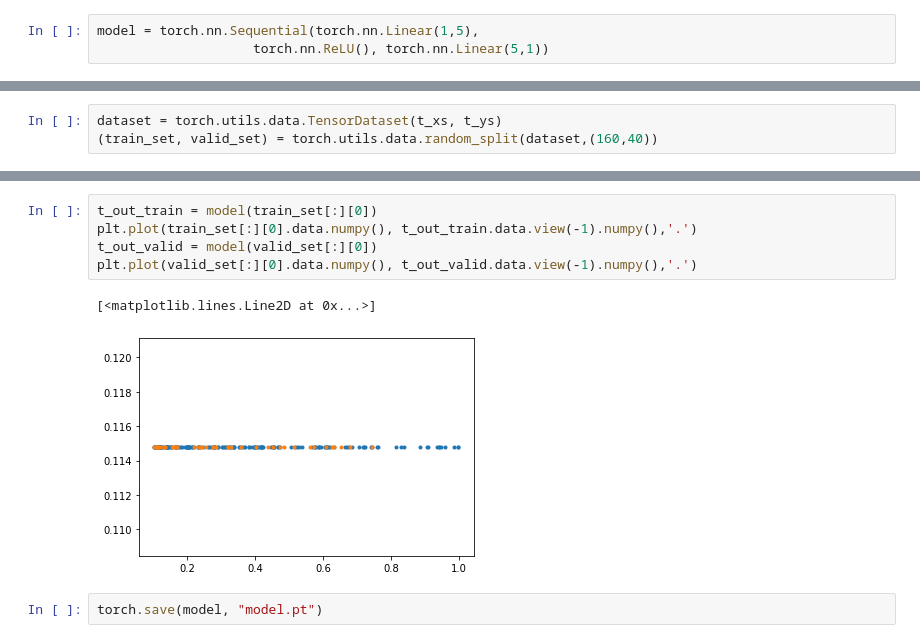
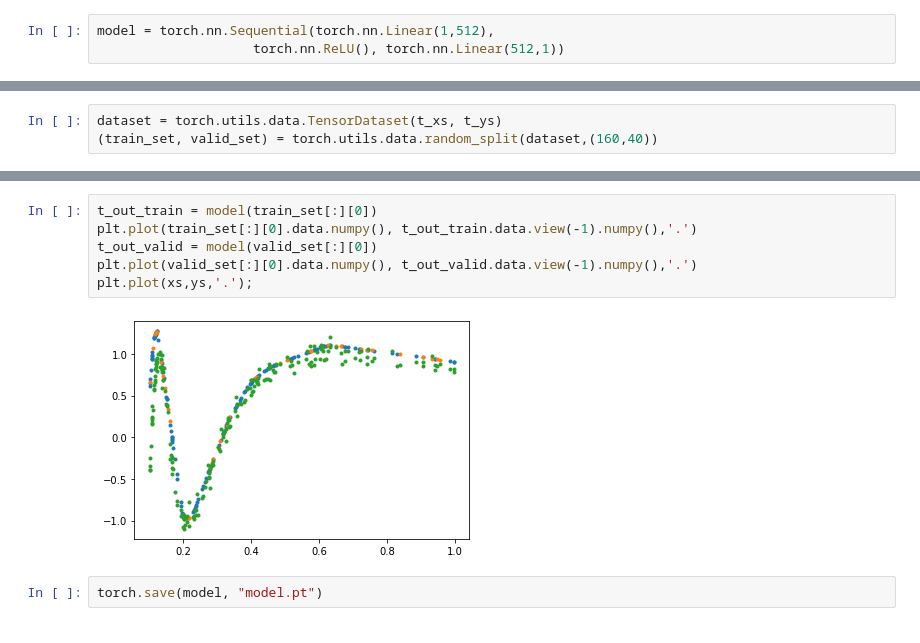
Before and after one commit to sieka44/MLProjects, a Jupyter notebook: zadanie2/neural_network.ipynb, the cells around one changed output, grey strips where cells are left out. Drawn from its saved outputs; the diff is of its cells as text.

Commit message:
linear regression update

```diff
--- a/zadanie2/neural_network.ipynb
+++ b/zadanie2/neural_network.ipynb
@@ -23,8 +26,8 @@ plt.plot(xs,ys,'.');
 # %% [output]
 [figure]
 # %%
-model = torch.nn.Sequential(torch.nn.Linear(1,5),
-                    torch.nn.ReLU(), torch.nn.Linear(5,1))
+model = torch.nn.Sequential(torch.nn.Linear(1,512),
+                    torch.nn.ReLU(), torch.nn.Linear(512,1))
 # %%
 t_xs = torch.from_numpy(xs).view(-1,1)
 t_ys = torch.from_numpy(ys).view(-1,1)
@@ -92,10 +92,10 @@ plt.legend()
 # %%
 t_out_train = model(train_set[:][0])
 plt.plot(train_set[:][0].data.numpy(), t_out_train.data.view(-1).numpy(),'.')
 t_out_valid = model(valid_set[:][0])
 plt.plot(valid_set[:][0].data.numpy(), t_out_valid.data.view(-1).numpy(),'.')
+plt.plot(xs,ys,'.');
 # %% [output]
-[<matplotlib.lines.Line2D at 0x...>]
-[figure, old version]
+[figure, new version]
 # %%
 torch.save(model, "model.pt")
```
Also changed, not shown: parts of 7 cells of this notebook, 9 other files.
